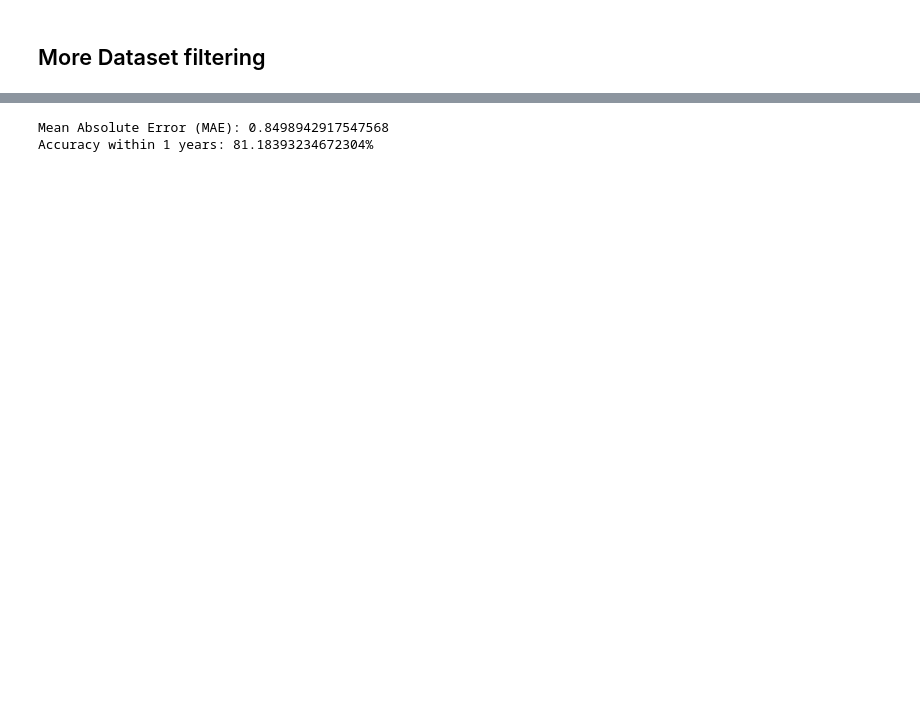
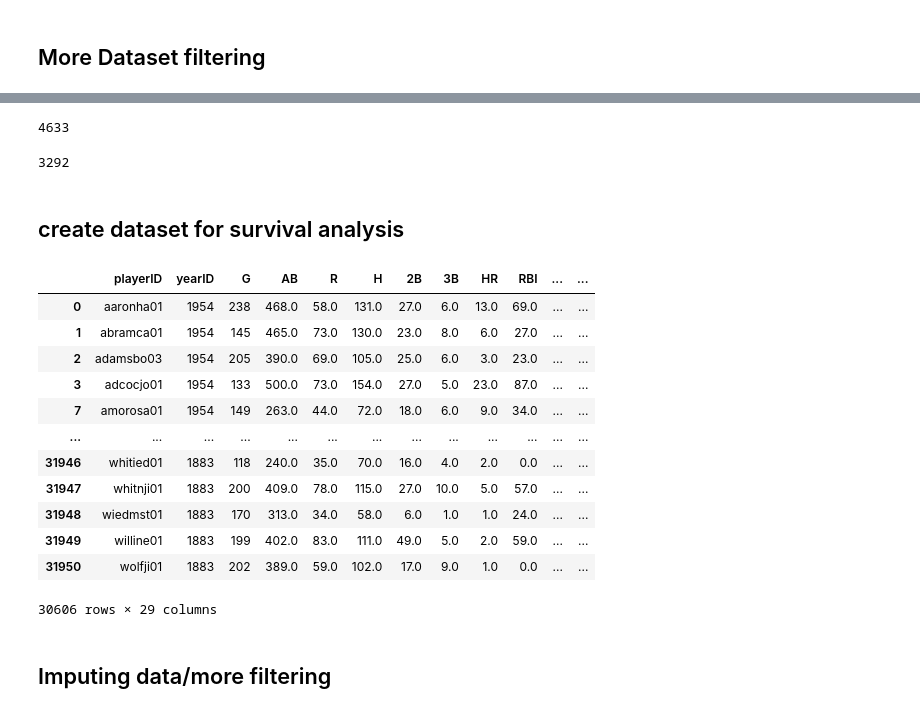
Before and after one commit to kwilliams380/6740project, a Jupyter notebook: survival_analysis.ipynb, the cells around one changed output, grey strips where cells are left out. Saved outputs shown, nothing was run; the diff lists cells and outputs as text; code cells hidden in the pictures; blank space fills up the shorter version.

```diff
--- a/survival_analysis.ipynb
+++ b/survival_analysis.ipynb
@@ -601,37 +487,0 @@ dtype: int64
-# %%
-from sklearn.metrics import mean_absolute_error
-
-# Calculate the accuracy of predicted decline years by comparing them to the actual time to event
-# First, we need to handle cases where "No Decline Detected" was returned as the prediction.
-# We will assume that "No Decline Detected" should be treated as a failed prediction for evaluation.
-
-# Convert predicted decline years to actual years
-# If the predicted year is "No Decline Detected", we'll set it to None or NaN
-predicted_decline_years = [
-    2024 - year if year != "No Decline Detected" else None
-    for year in decline_years
-]
-
-# Create a DataFrame with the predictions and actual time-to-event values
-test_results["predicted_decline_years"] = predicted_decline_years
-
-# Remove rows where predicted decline year is None (i.e., "No Decline Detected")
-valid_predictions = test_results.dropna(subset=["predicted_decline_years"])
-
-# Calculate Mean Absolute Error (MAE) between predicted and actual decline years
-# Only for rows where we have valid predictions
-mae = mean_absolute_error(valid_predictions["actual_time_to_event"], valid_predictions["predicted_decline_years"])
-print(f"Mean Absolute Error (MAE): {mae}")
-
-# Additionally, you can define a tolerance threshold for "correct" predictions
-tolerance = 1  # Define the tolerance in years (e.g., within 1 year of the actual decline year)
-correct_predictions = valid_predictions[
-    abs(valid_predictions["actual_time_to_event"] - valid_predictions["predicted_decline_years"]) <= tolerance
-]
-
-# Calculate prediction accuracy within the tolerance
-accuracy_within_tolerance = len(correct_predictions) / len(valid_predictions) * 100
-print(f"Accuracy within {tolerance} years: {accuracy_within_tolerance}%")
-# %% [output]
-Mean Absolute Error (MAE): 0.8498942917547568
-Accuracy within 1 years: 81.18393234672304%
@@ -637,0 +531,38 @@ Accuracy within 1 years: 81.18393234672304%
+# %%
+filtered_field_players['playerID'].nunique()
+# %% [output]
+4633
+# %%
+filtered_field_players[filtered_field_players['decline_event']==True]['playerID'].nunique()
+# %% [output]
+3292
+# %% [markdown]
+## create dataset for survival analysis
+# %%
+survival_data = filtered_field_players.copy()
+survival_data['decline_event'] = survival_data['decline_event'].astype(int)
+survival_data = survival_data.drop(columns=['peak_threshold_met_AB', 'peak_threshold_met_R',
+       'peak_threshold_met_H', 'peak_threshold_met_RBI',
+       'peak_threshold_met_BB', 'peak_threshold_met_SF',
+       'peak_threshold_met_PO', 'peak_threshold_met_A',
+       'peak_threshold_met_SO', 'peak_threshold_met_E', 'peak_year_AB',
+       'peak_year_R', 'peak_year_H', 'peak_year_RBI', 'peak_year_BB',
+       'peak_year_SF', 'peak_year_PO', 'peak_year_A', 'peak_year_SO',
+       'peak_year_E',])
+survival_data
+# %% [output]
+|  | playerID | yearID | G | AB | R | H | 2B | 3B | HR | RBI | ... | ... |
+| 0 | aaronha01 | 1954 | 238 | 468.0 | 58.0 | 131.0 | 27.0 | 6.0 | 13.0 | 69.0 | ... | ... |
+| 1 | abramca01 | 1954 | 145 | 465.0 | 73.0 | 130.0 | 23.0 | 8.0 | 6.0 | 27.0 | ... | ... |
+| 2 | adamsbo03 | 1954 | 205 | 390.0 | 69.0 | 105.0 | 25.0 | 6.0 | 3.0 | 23.0 | ... | ... |
+| 3 | adcocjo01 | 1954 | 133 | 500.0 | 73.0 | 154.0 | 27.0 | 5.0 | 23.0 | 87.0 | ... | ... |
+| 7 | amorosa01 | 1954 | 149 | 263.0 | 44.0 | 72.0 | 18.0 | 6.0 | 9.0 | 34.0 | ... | ... |
+| ... | ... | ... | ... | ... | ... | ... | ... | ... | ... | ... | ... | ... |
+| 31946 | whitied01 | 1883 | 118 | 240.0 | 35.0 | 70.0 | 16.0 | 4.0 | 2.0 | 0.0 | ... | ... |
+| 31947 | whitnji01 | 1883 | 200 | 409.0 | 78.0 | 115.0 | 27.0 | 10.0 | 5.0 | 57.0 | ... | ... |
+| 31948 | wiedmst01 | 1883 | 170 | 313.0 | 34.0 | 58.0 | 6.0 | 1.0 | 1.0 | 24.0 | ... | ... |
+| 31949 | willine01 | 1883 | 199 | 402.0 | 83.0 | 111.0 | 49.0 | 5.0 | 2.0 | 59.0 | ... | ... |
+| 31950 | wolfji01 | 1883 | 202 | 389.0 | 59.0 | 102.0 | 17.0 | 9.0 | 1.0 | 0.0 | ... | ... |
+30606 rows × 29 columns
+# %% [markdown]
+## Imputing data/more filtering
```
Also changed, not shown: parts of 36 cells of this notebook.
